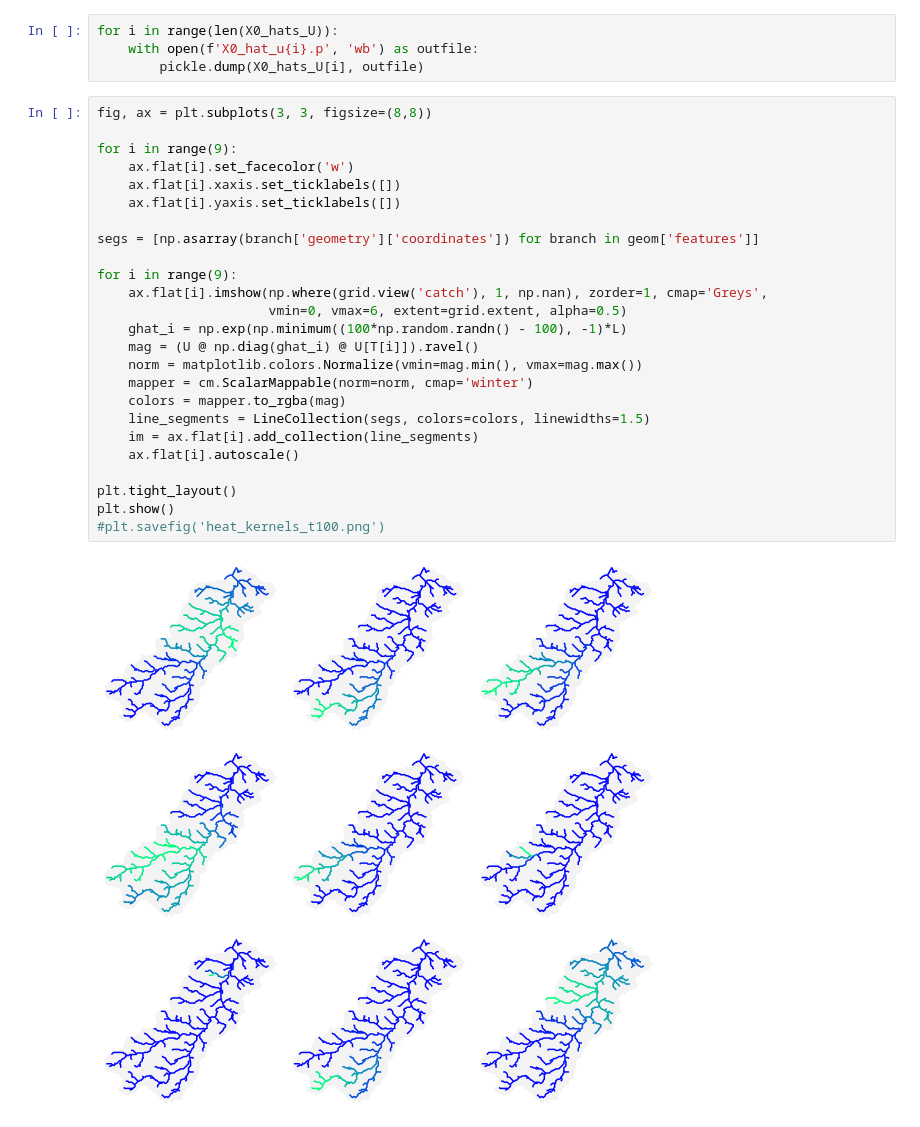
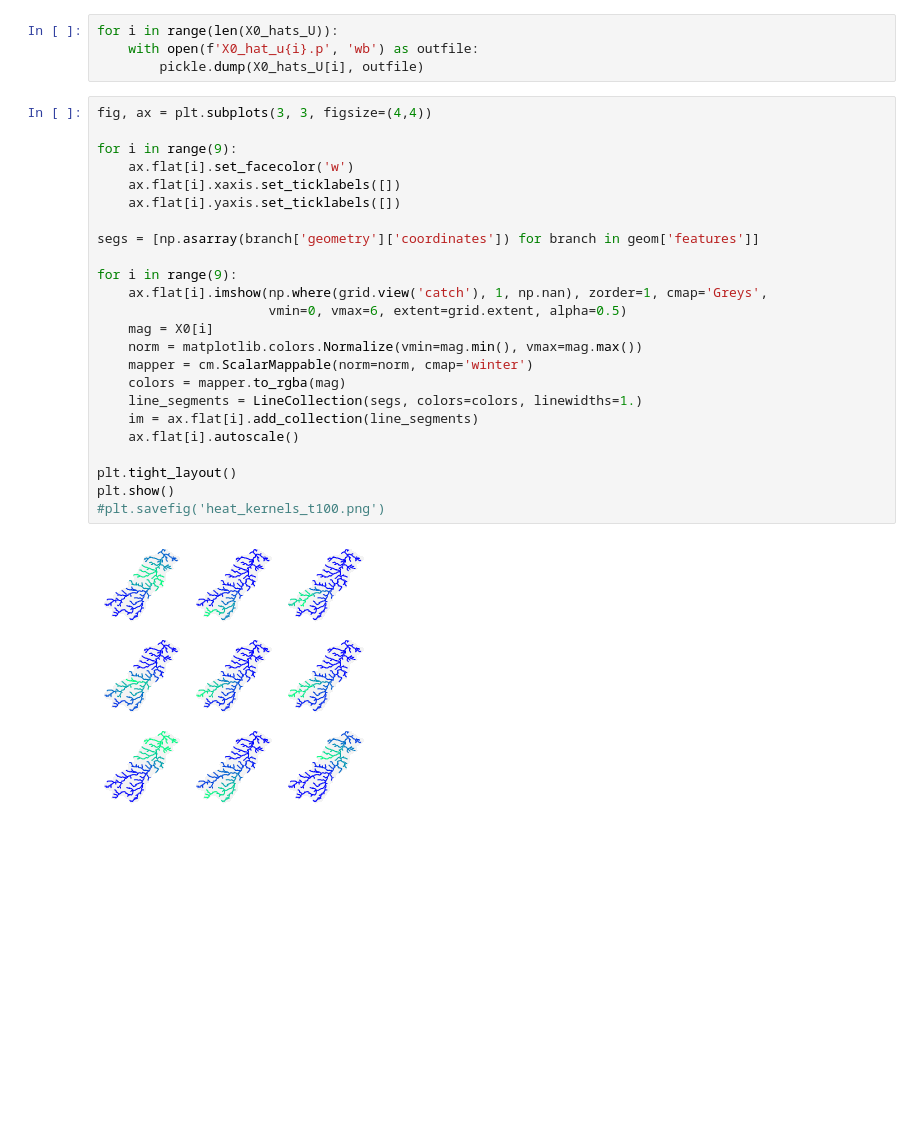
Before and after one commit to kLabUM/sensor-placement, a Jupyter notebook: notebooks/advection_diffusion_reconstruction_analysis_heat_kernel.ipynb, the cells around one changed output. Drawn from its saved outputs; the diff is of its cells as text; blank space fills up the shorter version.

Commit message:
Slightly change plots

```diff
--- a/notebooks/advection_diffusion_reconstruction_analysis_heat_kernel.ipynb
+++ b/notebooks/advection_diffusion_reconstruction_analysis_heat_kernel.ipynb
@@ -378,29 +378,28 @@ for i in range(len(X0_hats_U)):
     with open(f'X0_hat_u{i}.p', 'wb') as outfile:
         pickle.dump(X0_hats_U[i], outfile)
 # %%
-fig, ax = plt.subplots(3, 3, figsize=(8,8))
+fig, ax = plt.subplots(3, 3, figsize=(4,4))
 
 for i in range(9):
     ax.flat[i].set_facecolor('w')
     ax.flat[i].xaxis.set_ticklabels([])
     ax.flat[i].yaxis.set_ticklabels([])
 
 segs = [np.asarray(branch['geometry']['coordinates']) for branch in geom['features']]
 
 for i in range(9):
     ax.flat[i].imshow(np.where(grid.view('catch'), 1, np.nan), zorder=1, cmap='Greys',
                       vmin=0, vmax=6, extent=grid.extent, alpha=0.5)
-    ghat_i = np.exp(np.minimum((100*np.random.randn() - 100), -1)*L)
-    mag = (U @ np.diag(ghat_i) @ U[T[i]]).ravel()
+    mag = X0[i]
     norm = matplotlib.colors.Normalize(vmin=mag.min(), vmax=mag.max())
     mapper = cm.ScalarMappable(norm=norm, cmap='winter')
     colors = mapper.to_rgba(mag)
-    line_segments = LineCollection(segs, colors=colors, linewidths=1.5)
+    line_segments = LineCollection(segs, colors=colors, linewidths=1.)
     im = ax.flat[i].add_collection(line_segments)
     ax.flat[i].autoscale()
 
 plt.tight_layout()
 plt.show()
 #plt.savefig('heat_kernels_t100.png')
 # %% [output]
-[figure, old version]
+[figure, new version]
```
Also changed, not shown: parts of 3 cells of this notebook.
